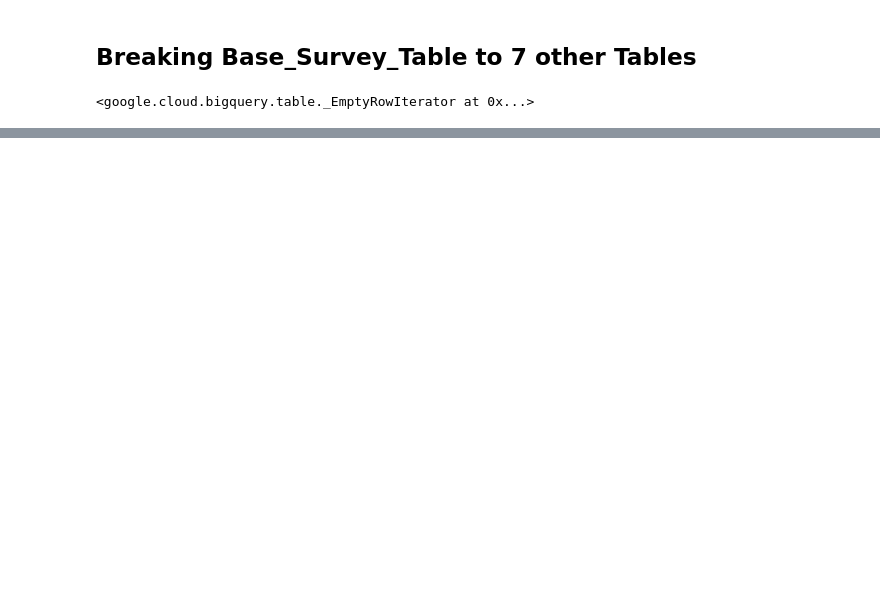
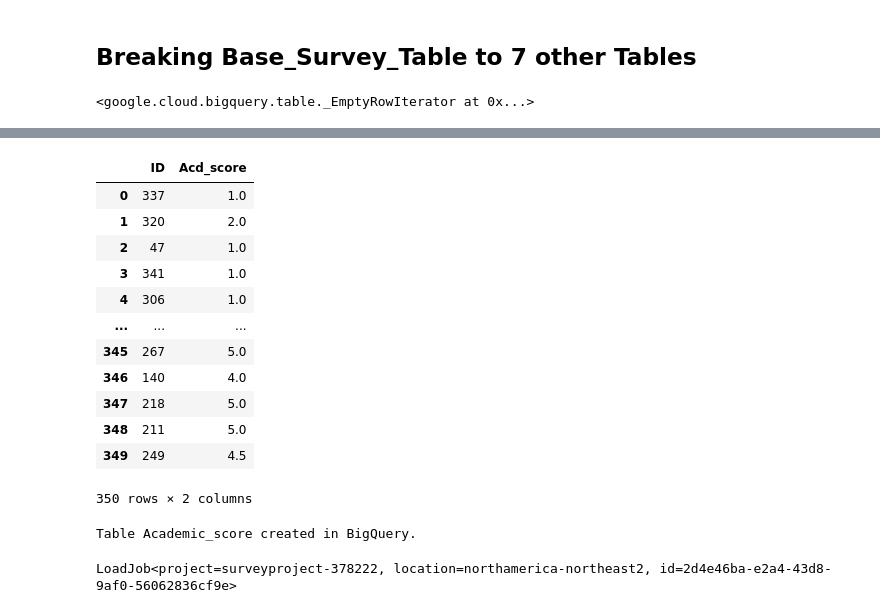
Before and after one commit to JayrajRadadiya/Capstone-Project, a Jupyter notebook: Code/Python Codes/SES_Survey_1_DataPush.ipynb, the cells around one changed output, grey strips where cells are left out. Saved outputs shown, nothing was run; the diff lists cells and outputs as text; code cells hidden in the pictures; blank space fills up the shorter version.

```diff
--- a/Code/Python Codes/SES_Survey_1_DataPush.ipynb
+++ b/Code/Python Codes/SES_Survey_1_DataPush.ipynb
@@ -482,0 +529,61 @@ LoadJob<project=surveyproject-378222, location=northamerica-northeast2, id=a85cc
+# %%
+af=Academic_feedback.copy()
+weights = {'A': 0.25, 'B': 0.25, 'C': 0.0, 'D': 0.25, 'E': 0.25}
+af['Acd_score'] = ((af['Timetable_Schedules_score']*weights['A']) + (af['Section_Allocation_score']*weights['B']) + (af['Class_Hours_Score']*weights['C'])+ (af['Course_Contents_Score']*weights['D']) + (af['Afterclass_Workload_score']*weights['E']))
+af = af[['ID', 'Acd_score']]
+af.head()
+Academic_score = af
+Academic_score
+# %% [output]
+|  | ID | Acd_score |
+| 0 | 337 | 1.0 |
+| 1 | 320 | 2.0 |
+| 2 | 47 | 1.0 |
+| 3 | 341 | 1.0 |
+| 4 | 306 | 1.0 |
+| ... | ... | ... |
+| 345 | 267 | 5.0 |
+| 346 | 140 | 4.0 |
+| 347 | 218 | 5.0 |
+| 348 | 211 | 5.0 |
+| 349 | 249 | 4.5 |
+350 rows × 2 columns
+# %%
+#Connecting Big-Query Project
+client = bigquery.Client(project='surveyproject-378222')
+sc = """
+DROP TABLE IF EXISTS `surveyproject-378222.Capstone_Project.Academic_score`;
+"""
+query_job = client.query(sc)
+query_job.result()
+table_id = 'surveyproject-378222.Capstone_Project.Academic_score'
+
+# Defining the schema for the new table
+schema = [
+    bigquery.SchemaField('ID', 'INTEGER', mode='REQUIRED'),
+    bigquery.SchemaField('Acd_score', 'FLOAT'),
+  ]
+
+try:
+    # Try to get the existing table
+    table = client.get_table(table_id)
+    print(f'Table {table.table_id} already exists in BigQuery.')
+except google.api_core.exceptions.NotFound:
+    # If the table does not exist, create it
+    table = bigquery.Table(table_id, schema=schema)
+    table = client.create_table(table)
+    print(f'Table {table.table_id} created in BigQuery.')
+
+
+project_id = 'surveyproject-378222'
+
+#Inserting Data into to Big-Query Base Table
+client = bigquery.Client(project=project_id)
+job_config = bigquery.LoadJobConfig()
+job_config.source_format = bigquery.SourceFormat.CSV
+job_config.write_disposition = bigquery.WriteDisposition.WRITE_TRUNCATE
+job = client.load_table_from_dataframe(Academic_score, table_id, job_config=job_config)
+job.result()
+# %% [output]
+Table Academic_score created in BigQuery.
+LoadJob<project=surveyproject-378222, location=northamerica-northeast2, id=2d4e46ba-e2a4-43d8-9af0-56062836cf9e>
```
Also changed, not shown: parts of 20 cells of this notebook.
